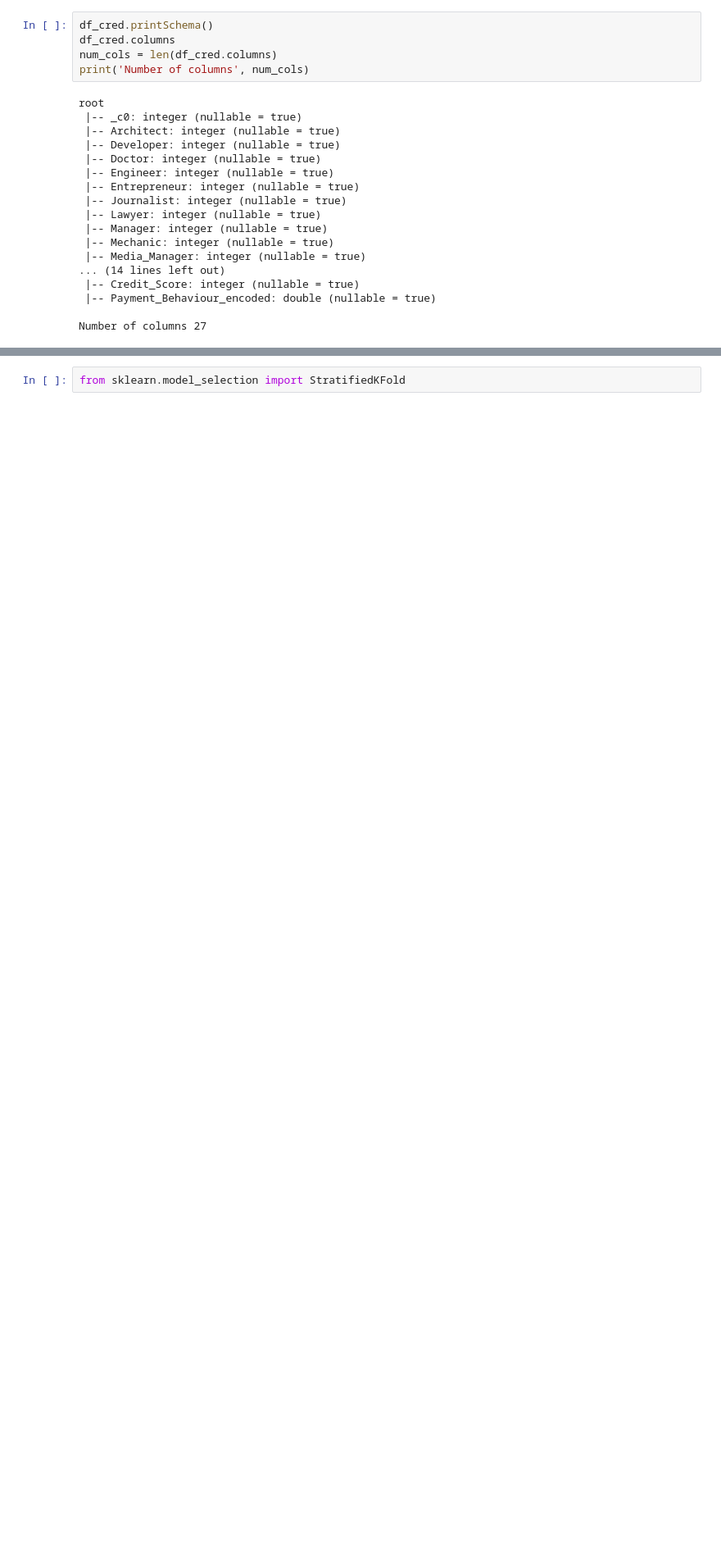
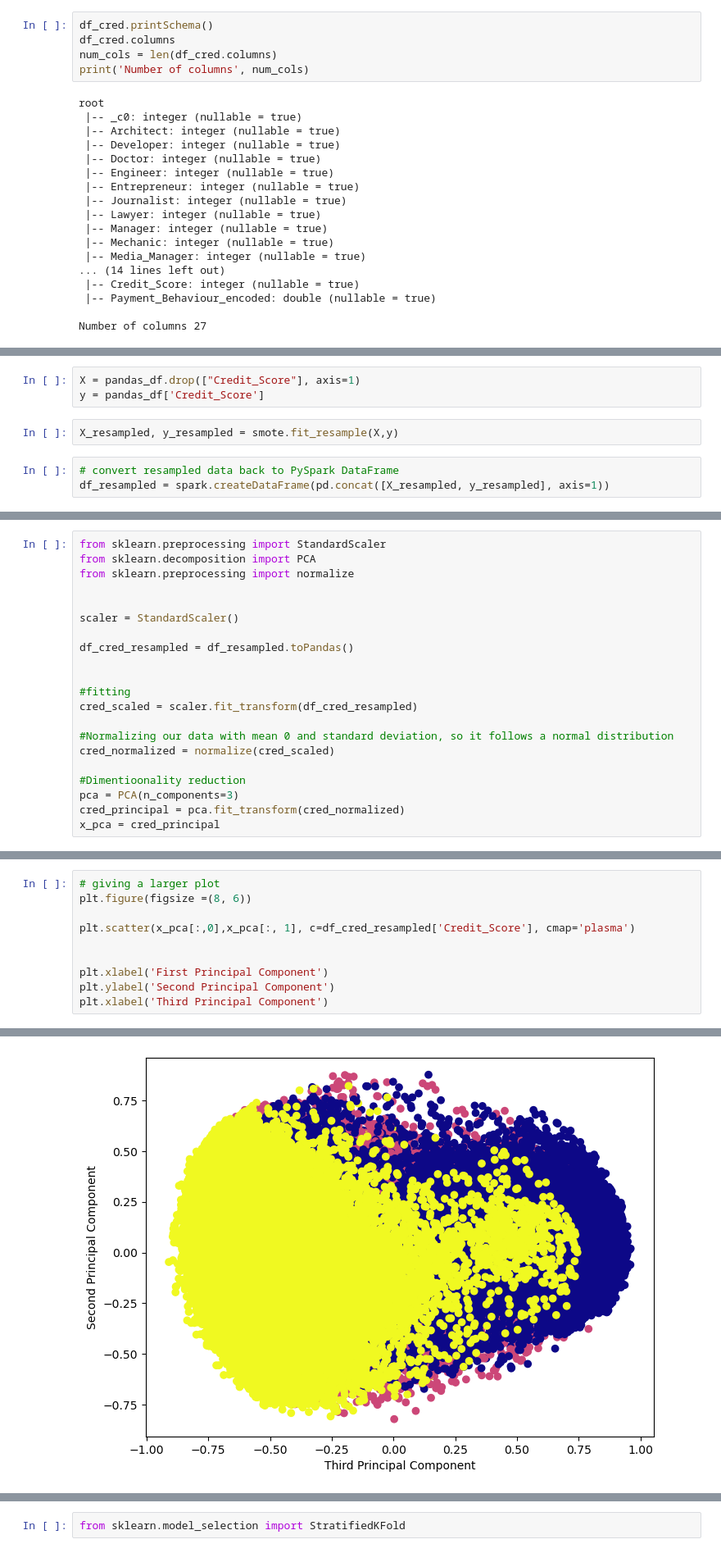
Before and after one commit to tanvimathur11/DDA, a Jupyter notebook: DDA_cleaning-Rough.ipynb, the cells around one changed output, grey strips where cells are left out. Shown at 82% size. Cells and saved outputs as stored; diff of their text form; blank space fills up the shorter version.

```diff
--- a/DDA_cleaning-Rough.ipynb
+++ b/DDA_cleaning-Rough.ipynb
@@ -1593,0 +1598,8 @@ Number of columns 27
+# %%
+X = pandas_df.drop(["Credit_Score"], axis=1)
+y = pandas_df['Credit_Score']
+# %%
+X_resampled, y_resampled = smote.fit_resample(X,y)
+# %%
+# convert resampled data back to PySpark DataFrame
+df_resampled = spark.createDataFrame(pd.concat([X_resampled, y_resampled], axis=1))
@@ -1593,0 +1619,21 @@ Number of columns 27
+# %%
+from sklearn.preprocessing import StandardScaler
+from sklearn.decomposition import PCA
+from sklearn.preprocessing import normalize
+
+
+scaler = StandardScaler()
+
+df_cred_resampled = df_resampled.toPandas()
+
+
+#fitting
+cred_scaled = scaler.fit_transform(df_cred_resampled)
+
+#Normalizing our data with mean 0 and standard deviation, so it follows a normal distribution
+cred_normalized = normalize(cred_scaled)
+
+#Dimentioonality reduction
+pca = PCA(n_components=3)
+cred_principal = pca.fit_transform(cred_normalized)
+x_pca = cred_principal
@@ -1593,0 +1642,11 @@ Number of columns 27
+# %%
+# giving a larger plot
+plt.figure(figsize =(8, 6))
+
+plt.scatter(x_pca[:,0],x_pca[:, 1], c=df_cred_resampled['Credit_Score'], cmap='plasma')
+
+
+plt.xlabel('First Principal Component')
+plt.ylabel('Second Principal Component')
+plt.xlabel('Third Principal Component')
+# %% [output]
@@ -1593,0 +1654 @@ Number of columns 27
+[figure, added]
```
Also changed, not shown: parts of 44 cells of this notebook, 2 other files.
